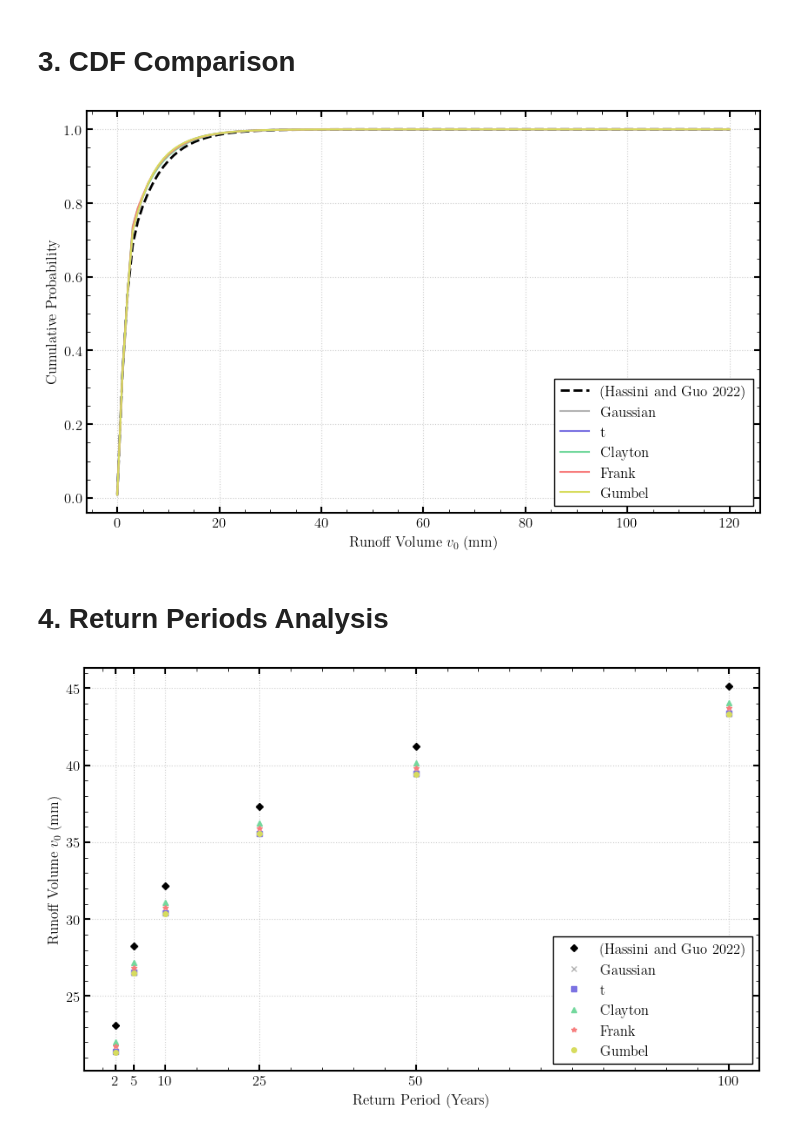
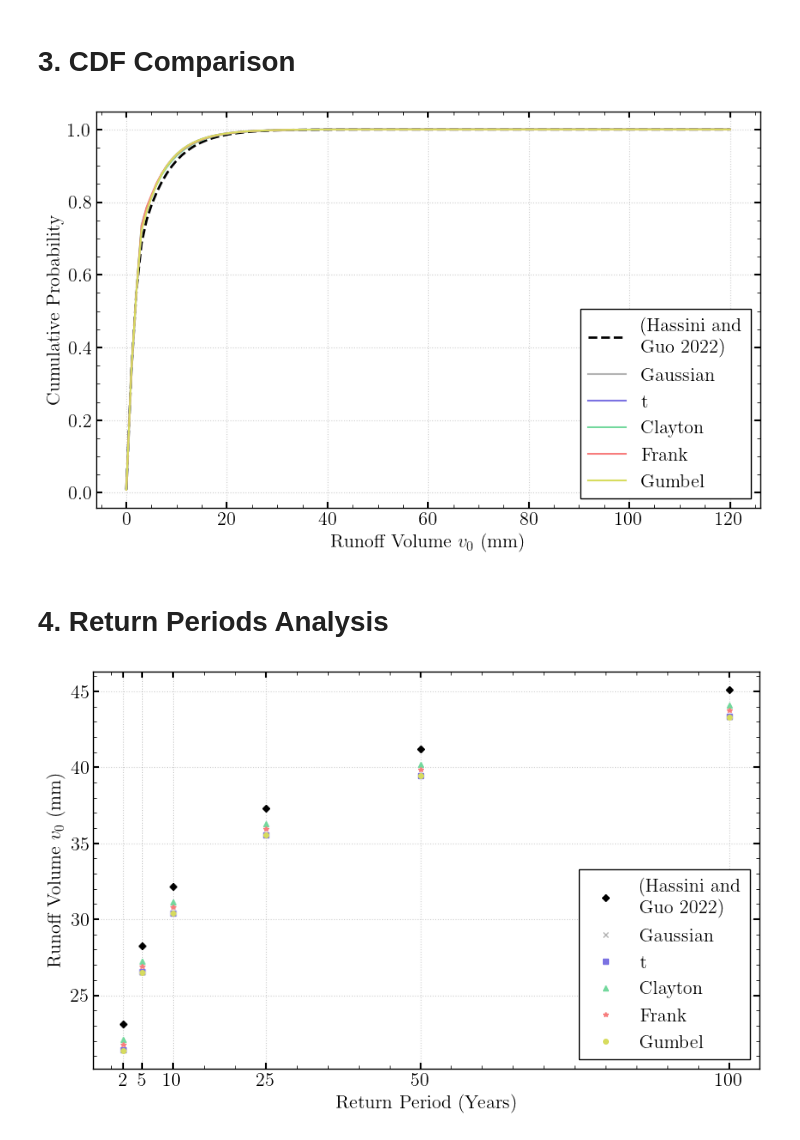
Before and after one commit to abdelrahmanaltawil/publications-implementation, a Jupyter notebook: Dependency Structure of Rainfall Events in Runoff Modeling Using Copulas/notebooks/02_copula_fitting_plotting.ipynb, the cells around one changed output. Saved outputs shown, nothing was run; the diff lists cells and outputs as text; code cells hidden in the pictures.

```diff
--- a/Dependency Structure of Rainfall Events in Runoff Modeling Using Copulas/notebooks/02_copula_fitting_plotting.ipynb
+++ b/Dependency Structure of Rainfall Events in Runoff Modeling Using Copulas/notebooks/02_copula_fitting_plotting.ipynb
@@ -51,7 +9,8 @@ plt.rcParams['axes.prop_cycle'] = plt.cycler(color=["#000000", "#B4B4B4", "#7B72
 # %% [markdown]
 # Load Data
 # %%
-data_path = "../data/results/HAMILTON RBG CS - 6153301 -- 20251221_164139 -- 9602/02_copula fitting/"
+data_path = "../data/results/MULTI-STATIONS -- 20251223_042417 -- ed4d/HAMILTON RBG CS - 6153301/02_copula_fitting/"
+save_path = "../data/results/plots/"
 
 df_ranks = pd.read_csv(data_path + "01_input_ranks.csv")
 df_metrics = pd.read_csv(data_path + "02_copula_fit_metrics.csv")
@@ -114,21 +71,22 @@ Here is the full command invocation and its output:
 # %%
 plt.figure(figsize=(10, 6))
 for col in df_cdf.columns:
     if col != 'v0':
         # Highlight the 'Analytical' or best fit if known, otherwise just plot all
         lw = 2 if col == 'Analytical' else 1.5
         ls = '--' if col == 'Analytical' else '-'
-        label =  "(Hassini and Guo 2022)" if col == "Analytical" else col
+        label =  "(Hassini and\n Guo 2022)" if col == "Analytical" else col
         plt.plot(df_cdf['v0'], df_cdf[col], label=label, linewidth=lw, linestyle=ls)
 
 plt.xlabel(r'Runoff Volume $v_0$ (mm)')
 plt.ylabel('Cumulative Probability')
 # plt.title('CDF Comparison of Fitted Copulas')
 plt.legend()
 plt.grid(True, linestyle=':', alpha=0.6)
+plt.savefig(save_path+"cdf.pdf", bbox_inches='tight')
 plt.show()
 # %% [output]
-[figure, old version]
+[figure, new version]
 # %% [markdown]
 # 4. Return Periods Analysis
 # %%
@@ -138,7 +96,7 @@ fig, ax = plt.subplots(figsize=(10, 6))
 ax.set_prop_cycle(color=["#000000", "#B4B4B4", "#7B72E2", "#73D89D", "#F77D7D", "#D7DC5E"], marker=['D', 'x', 's', '^', '*', 'o'])
 for i, col in enumerate(df_return_periods.columns):
     if col != 'ReturnPeriod':
-        label =  "(Hassini and Guo 2022)" if col == "Analytical" else col
+        label =  "(Hassini and\n Guo 2022)" if col == "Analytical" else col
         ax.plot(df_return_periods['ReturnPeriod'], df_return_periods[col], markersize=4, label=label, linestyle="")
 
 plt.xlabel('Return Period (Years)')
@@ -148,6 +106,7 @@ ax.xaxis.set_minor_locator(MultipleLocator(5))
 # plt.title('Return Period Analysis')
 plt.legend()
 plt.grid(True, linestyle=':', alpha=0.6)
+plt.savefig(save_path+"RT.pdf", bbox_inches='tight')
 plt.show()
 # %% [output]
-[figure, old version]
+[figure, new version]
```
Also changed, not shown: parts of 4 cells of this notebook, 26 other files.
